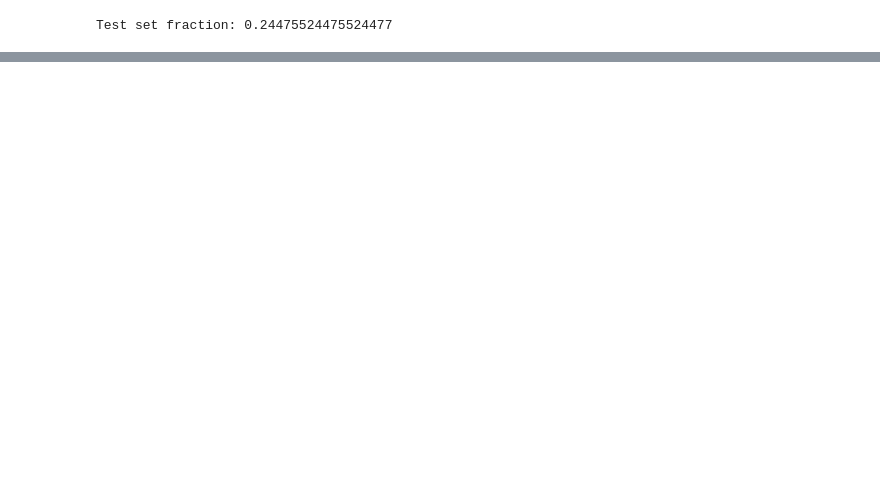
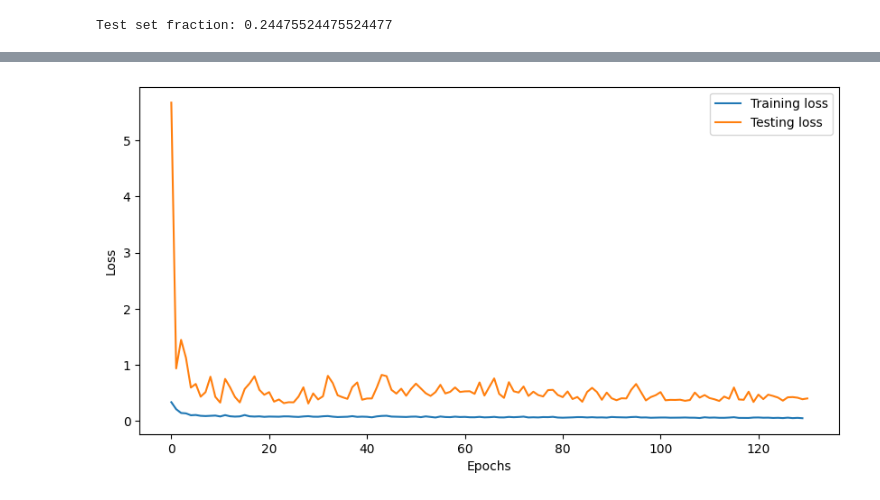
Before and after one commit to keremerciyes/Price-Prediction-With-Machine-Learning, a Jupyter notebook: LSTM Air Passengers.ipynb, the cells around one changed output, grey strips where cells are left out. Saved outputs shown, nothing was run; the diff lists cells and outputs as text; code cells hidden in the pictures; blank space fills up the shorter version.

Commit message:
Updated LSTM Passengers

```diff
--- a/LSTM Air Passengers.ipynb
+++ b/LSTM Air Passengers.ipynb
@@ -311,0 +275,72 @@ Month
+# %%
+# Store losses per epoch
+train_losses = []
+test_losses = []
+
+print("Untrained test\n--------")
+initial_test_loss = test_model(test_loader, model, loss_function)
+test_losses.append(initial_test_loss)
+print()
+
+
+for ix_epoch in range(130):
+    print(f"Epoch {ix_epoch}\n---------")
+    train_loss = train_model(train_loader, model, loss_function, optimizer=optimizer)
+    train_losses.append(train_loss)
+
+    test_loss = test_model(test_loader, model, loss_function)
+    test_losses.append(test_loss)
+    print()
+
+print("Hidden SİZE XD", model.hidden_size)
+
+# Plot loss per epoch
+plt.figure(figsize=(10,5))
+plt.plot(train_losses, label='Training loss')
+plt.plot(test_losses, label='Testing loss')
+plt.xlabel('Epochs')
+plt.ylabel('Loss')
+plt.legend()
+plt.show()
+
+# %% [markdown]
+# # Evaluation
+
+# %%
+def predict(data_loader, model):
+    """Just like `test_loop` function but keep track of the outputs instead of the loss
+    function.
+    """
+    output = torch.tensor([])
+    model.eval()
+    with torch.no_grad():
+        for X, _ in data_loader:
+            y_star = model(X)
+            output = torch.cat((output, y_star), 0)
+
+    return output
+
+# %%
+train_eval_loader = DataLoader(train_dataset, batch_size=batch_size, shuffle=False)
+
+ystar_col = "Model forecast"
+df_train[ystar_col] = predict(train_eval_loader, model).numpy()
+df_test[ystar_col] = predict(test_loader, model).numpy()
+
+df_out = pd.concat((df_train, df_test))[[target, ystar_col]]
+
+for c in df_out.columns:
+    df_out[c] = df_out[c] * target_stdev + target_mean
+
+print(df_out)
+
+# %%
+fig = px.line(df_out, labels={'value': "Air Passengers", 'Month': 'Date'})
+fig.add_vline(x=test_start, line_width=4, line_dash="dash")
+fig.add_annotation(xref="paper", x=0.75, yref="paper", y=0.8, text="Test set start", showarrow=False)
+fig.update_layout(
+  template=plot_template, legend=dict(orientation='h', y=1.02, title_text="")
+)
+fig.show()
+# fig.write_image("air_passengers_forecast.png", width=1200, height=600)
+# %% [output]
@@ -311,0 +364 @@ Month
+[figure, added]
```
Also changed, not shown: parts of 4 cells of this notebook.
